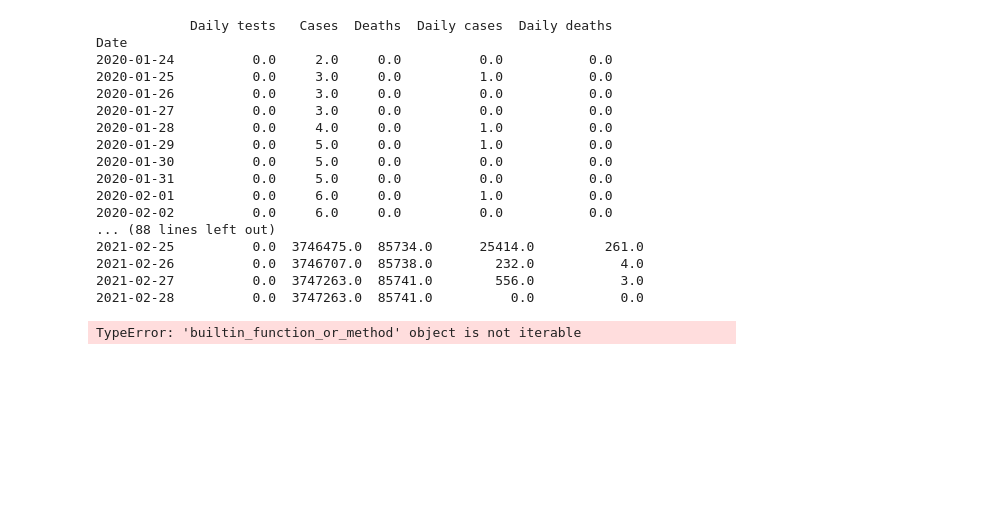
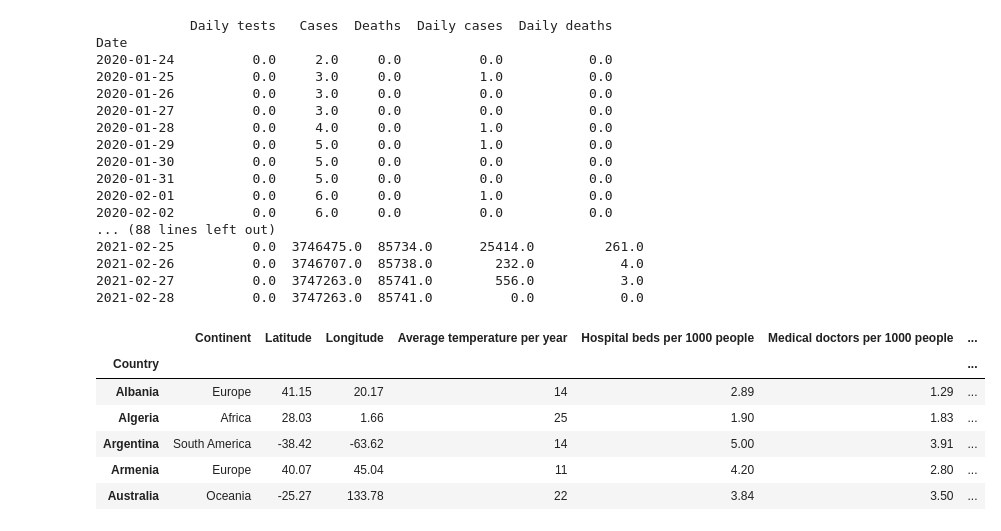
Before and after one commit to Andreas-Ts/Data-Mining-Project-Covid, a Jupyter notebook: Main.ipynb, the cells around one changed output. Drawn from its saved outputs; the diff is of its cells as text; code cells hidden in the pictures; blank space fills up the shorter version.

Commit message:
mean created

```diff
--- a/Main.ipynb
+++ b/Main.ipynb
@@ -205,16 +209,21 @@ Date
 2021-02-27          0.0  3747263.0  85741.0        556.0           3.0
 2021-02-28          0.0  3747263.0  85741.0          0.0           0.0
 # %%
-mean_tests=[]
-mean_cases=[]
-mean_deaths=[]
-for dataframes in data_days_stats.values:
-    mean_tests.append(dataframes.groupby["Daily tests"].mean())
-    mean_cases.append(dataframes.groupby(by=dataframes["Cases"]>10)["Daily cases"].mean())
-    mean_deaths.append(dataframes.groupby(by=dataframes["Cases"]>10)["Daily cases"].mean())
-
-
-countries_stats
+mean_daily_tests=[]
+mean_daily_cases=[]
+mean_daily_deaths=[]
+for dataframes in data_days_stats.values():
+    mean_daily_tests.append(dataframes["Daily tests"].mean())
+    mean_daily_cases.append(dataframes['Daily cases'].loc[dataframes["Cases"]>10].mean())
+    mean_daily_deaths.append(dataframes['Daily deaths'].loc[dataframes["Cases"]>10].mean())
-# %% [output]
-TypeError: 'builtin_function_or_method' object is not iterable
+# %%
+countries_stats.head()
+# %% [output]
+|  | Continent | Latitude | Longitude | Average temperature per year | Hospital beds per 1000 people | Medical doctors per 1000 people | ... |
+| Country |  |  |  |  |  |  | ... |
+| Albania | Europe | 41.15 | 20.17 | 14 | 2.89 | 1.29 | ... |
+| Algeria | Africa | 28.03 | 1.66 | 25 | 1.90 | 1.83 | ... |
+| Argentina | South America | -38.42 | -63.62 | 14 | 5.00 | 3.91 | ... |
+| Armenia | Europe | 40.07 | 45.04 | 11 | 4.20 | 2.80 | ... |
+| Australia | Oceania | -25.27 | 133.78 | 22 | 3.84 | 3.50 | ... |
 # %%
```
Also changed, not shown: parts of 7 cells of this notebook, 1 other file.
